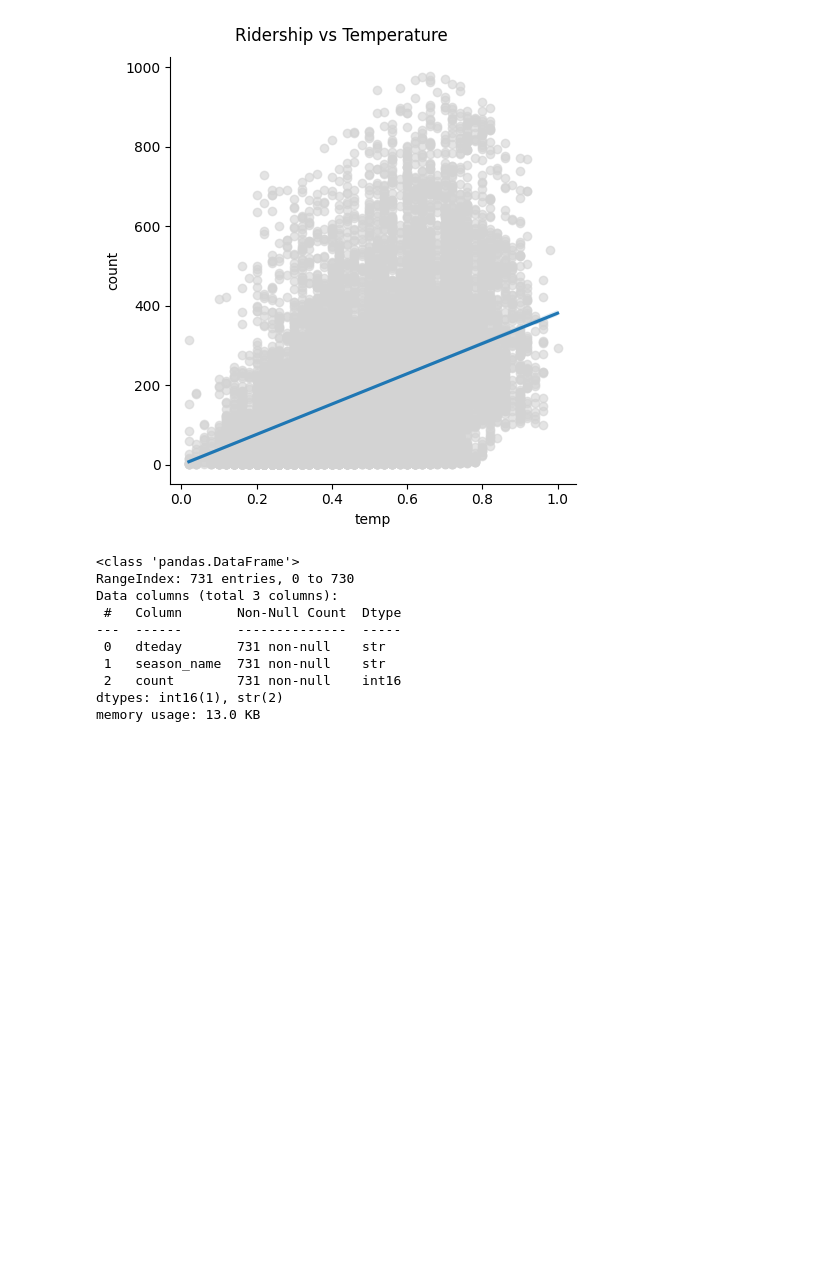
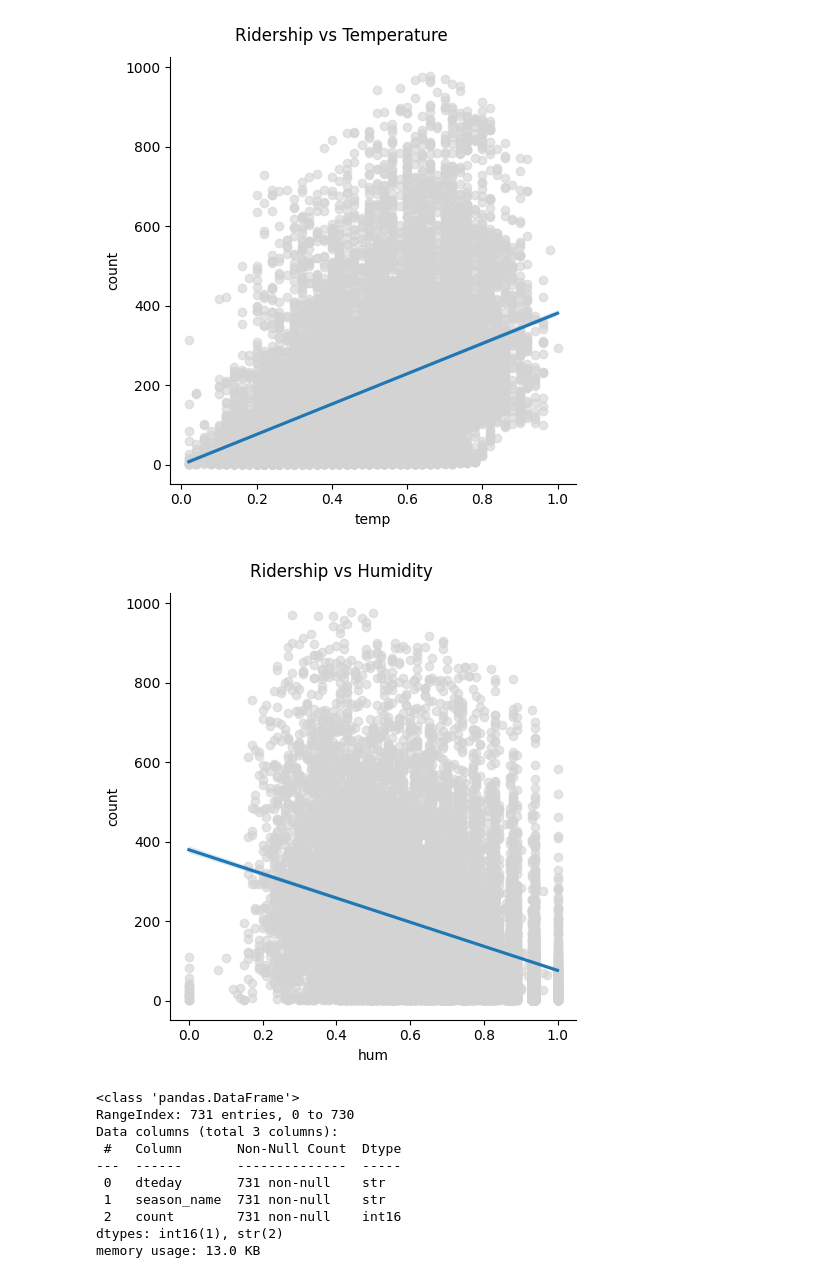
Before and after one commit to sjsu-cs133-s26/team8-capitalbikeshare-ridership, a Jupyter notebook: notebooks/hour.ipynb, the cells around one changed output. Cells and saved outputs as stored; diff of their text form; code cells hidden in the pictures; blank space fills up the shorter version.

```diff
--- a/notebooks/hour.ipynb
+++ b/notebooks/hour.ipynb
@@ -165,6 +166,16 @@ g=sns.lmplot(
 g.fig.suptitle('Ridership vs Temperature', y=1.03);
 # %% [output]
 [figure]
+# %%
+g=sns.lmplot(
+    data=hour,
+    x='hum',
+    y='count',
+    scatter_kws={'color':'lightgrey', 'alpha':0.6}
+)
+g.fig.suptitle('Ridership vs Humidity', y=1.03);
+# %% [output]
+[figure, added]
 # %%
 # Grouping by date and season for the box plot (avoids plotting too many outliers)
 day = hour.groupby(['dteday', 'season_name'])['count'].sum().reset_index()
```
Also changed, not shown: parts of 4 cells of this notebook.
